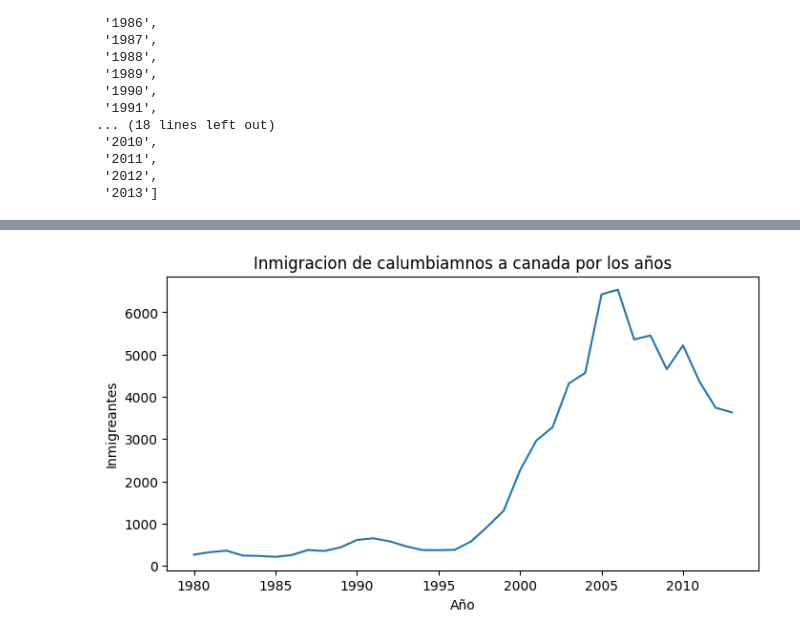
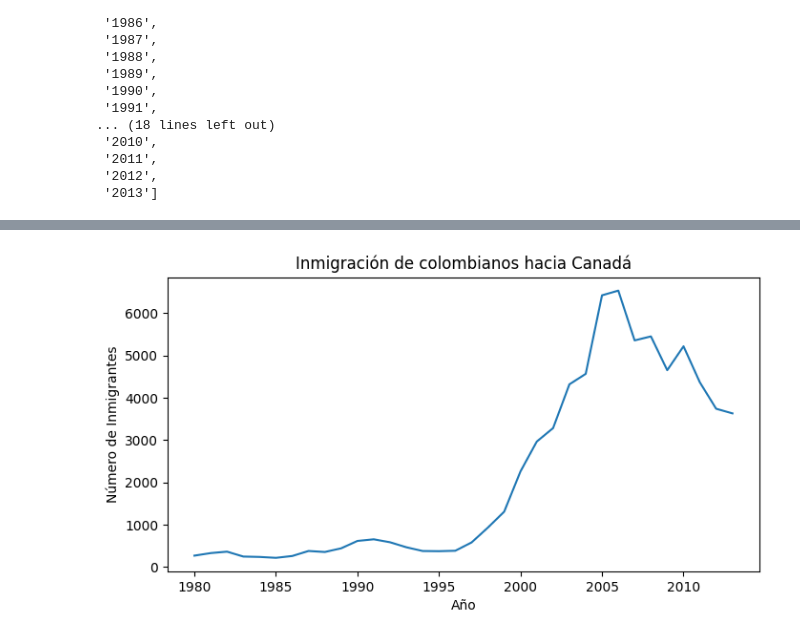
Before and after one commit to mespealva/numpy, a Jupyter notebook: visualizacion_de_datos_con_python.ipynb, the cells around one changed output, grey strips where cells are left out. Drawn from its saved outputs; the diff is of its cells as text; code cells hidden in the pictures.

```diff
--- a/visualizacion_de_datos_con_python.ipynb
+++ b/visualizacion_de_datos_con_python.ipynb
@@ -43,7 +60,6 @@ df.set_index("Pais", inplace=True)
 # %%
-years = list(map(str,range(1980,2014)))
-years
-#incluye el primero y no el ultimo
+anos = list(map(str,range(1980,2014)))
+anos
 # %% [output]
 ['1980',
  '1981',
@@ -63,7 +79,6 @@ years
  '2012',
  '2013']
 # %%
-colombia = df.loc["Colombia", years]
-#arreglo de los años en solo colombia
+colombia = df.loc['Colombia',anos]
 colombia
 # %% [output]
@@ -114,0 +102,7 @@ d_col
+# %%
+col_dict = {'Año':colombia.index.tolist(),
+            'Inmigrantes':colombia.values.tolist()}
+col_dict
+# %%
+datos_col = pd.DataFrame(col_dict)
+datos_col.tail()
@@ -119,11 +128,10 @@ import matplotlib.pyplot as plt
 # %%
-plt.figure(figsize=(8,4)) #tamaño de la grafica
-plt.plot(d_col["Año"],d_col["Inmigrantes"])
-plt.xticks(["1980","1985","1990","1995","2000","2005","2010"])
-plt.title("Inmigracion de calumbiamnos a canada por los años")
-plt.xlabel("Año")
-plt.ylabel("Inmigreantes")
-
-plt.show() #solomuestra la grafica sin el valor del espacio de memoria y q se muestre
+plt.figure(figsize=(8,4))
+plt.plot(datos_col['Año'],datos_col['Inmigrantes'])
+plt.xticks(['1980','1985','1990','1995','2000','2005','2010'])
+plt.title('Inmigración de colombianos hacia Canadá')
+plt.xlabel('Año')
+plt.ylabel('Número de Inmigrantes')
+plt.show()
 # %% [output]
-[figure, old version]
+[figure, new version]
```
Also changed, not shown: parts of 46 cells of this notebook.
